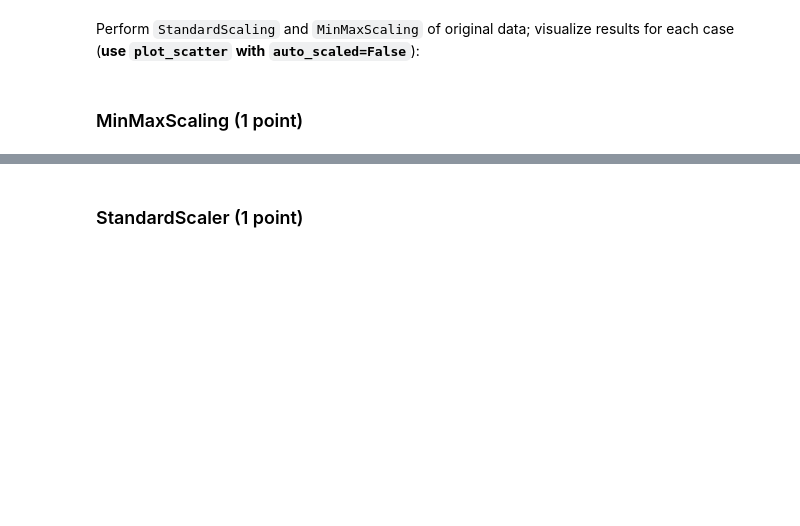
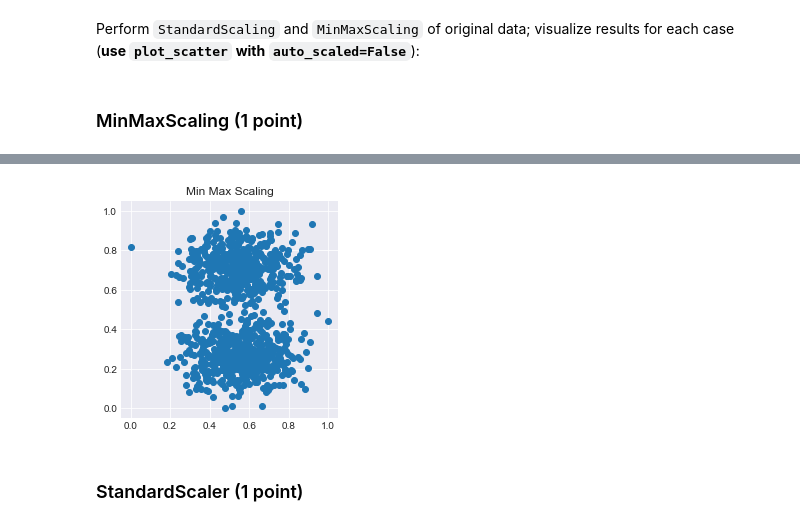
Before and after one commit to aleksandr-jasinski/4_jasinski_feature_engineering_selection, a Jupyter notebook: feature_engineering_selection.ipynb, the cells around one changed output, grey strips where cells are left out. Cells and saved outputs as stored; diff of their text form; code cells hidden in the pictures; blank space fills up the shorter version.

```diff
--- a/feature_engineering_selection.ipynb
+++ b/feature_engineering_selection.ipynb
@@ -550,0 +549,4 @@ Perform `StandardScaling` and `MinMaxScaling` of original data; visualize result
+# %%
+min_max_scaler = MinMaxScaler()
+min_max_scaled_data = min_max_scaler.fit_transform(data)
+min_max_scaled_data
@@ -551,2 +561,6 @@ Perform `StandardScaling` and `MinMaxScaling` of original data; visualize result
+# %%
+plot_scatter(min_max_scaled_data[:, 0], min_max_scaled_data[:, 1], auto_scaled=False , title='Min Max Scaling')
+# %% [output]
+[figure, added]
 # %% [markdown]
 ### StandardScaler (1 point)
```
Also changed, not shown: parts of 13 cells of this notebook.
